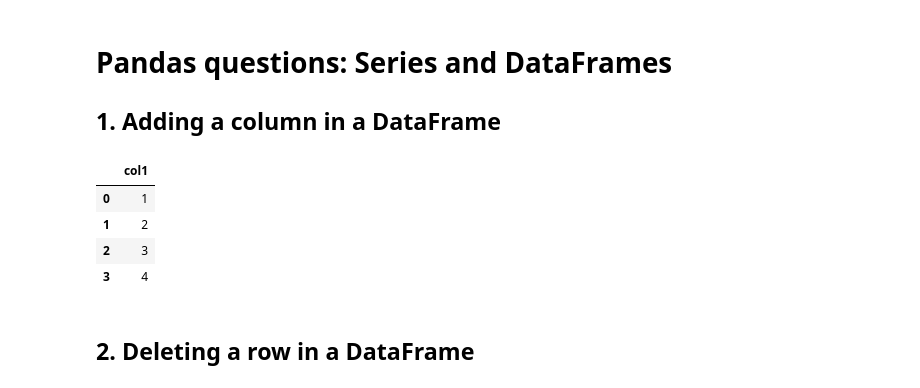
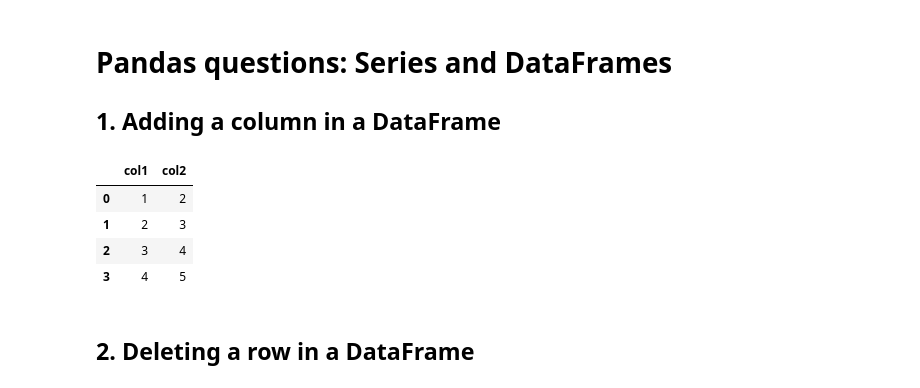
Before and after one commit to MPhillips55/Machine-Learning-Notes, a Jupyter notebook: recommender/questions.ipynb, the cells around one changed output. Cells and saved outputs as stored; diff of their text form; code cells hidden in the pictures.

```diff
--- a/recommender/questions.ipynb
+++ b/recommender/questions.ipynb
@@ -11,13 +11,14 @@ import pandas as pd
 # %%
 # given the following DataFrame, add a new column to it
 df = pd.DataFrame({'col1': [1,2,3,4]})
+df.loc[:, 'col2'] = [2,3,4,5]
 df
 # %% [output]
-|  | col1 |
-| 0 | 1 |
-| 1 | 2 |
-| 2 | 3 |
-| 3 | 4 |
+|  | col1 | col2 |
+| 0 | 1 | 2 |
+| 1 | 2 | 3 |
+| 2 | 3 | 4 |
+| 3 | 4 | 5 |
 # %% [markdown]
 ## 2. Deleting a row in a DataFrame
 # %%
```
Also changed, not shown: parts of 20 cells of this notebook, 1 other file.
